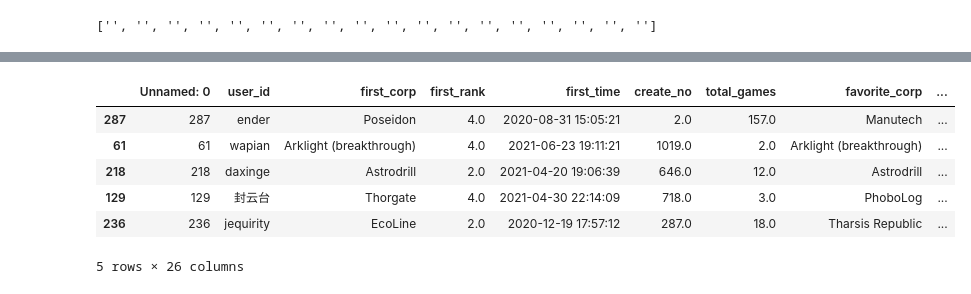
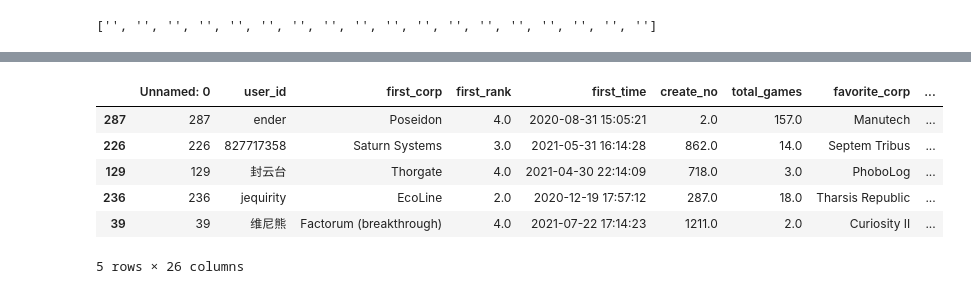
Before and after one commit to Ender-Wiggin2019/tfm-summary, a Jupyter notebook: tfm_data_summary.ipynb, the cells around one changed output, grey strips where cells are left out. Drawn from its saved outputs; the diff is of its cells as text; code cells hidden in the pictures.

```diff
--- a/tfm_data_summary.ipynb
+++ b/tfm_data_summary.ipynb
@@ -275,36 +275,36 @@ def bayesian_avarage(rank,times):
 # %%
 output_df = pd.read_csv("measure_summary.csv")
 # preprocessing
 output_df = output_df[output_df["user_id"].str.contains("tour-")==False]
 # play times
 output_df = output_df.sort_values(by="total_games",ascending=False)
 output_df['play_times_sort'] = range(1,len(output_df)+1)
 # gens
 output_df = output_df.sort_values(by="avg_gens",ascending=False)
 output_df['gens_sort'] = range(1,len(output_df)+1)
 # terraform
 output_df = output_df.sort_values(by="avg_gens")
 output_df['terra_sort'] = range(1,len(output_df)+1)
 # rank
-output_df["bayes_rank"] = output_df.apply(lambda x:(x["total_games"]*x["avg_rank"]+10*2.8)/(x["total_games"]+10),axis=1)
+output_df["bayes_rank"] = output_df.apply(lambda x:(x["total_games"]*x["avg_rank"]+1i*2.8)/(x["total_games"]+10),axis=1)
 output_df = output_df.sort_values(by="bayes_rank")
 output_df['rank_sort'] = range(1,len(output_df)+1)
 # analyze corp ranking TODO: group by corp,ignore 'breakthrough', then find the index with the maximum values
 output_df['baye_avg'] = output_df.apply(lambda x:(x["fa_corp_times"]*x["fa_corp_rank"]+5*2.5)/(x["fa_corp_times"]+5),axis=1)
 output_df['max_corp'] = output_df.groupby(["favorite_corp"],as_index=False)["baye_avg"].transform(min)
-output_df['max_corp'] = np.where(output_df["max_corp"]==output_df["baye_avg"] and output_df["baye_avg"] <= 2.5,1,0)
+output_df['max_corp'] = np.where((output_df["max_corp"]==output_df["baye_avg"]) & (output_df["baye_avg"] <= 2.5),1,0)
 # output_pivot = pd.pivot_table(output_df, index=[''])
 # output_df.sort_values(by="baye_avg").groupby(["favorite_corp"],as_index=False).transform(lambda x: x in range(1,len(output_df)+1))
 
 
 output_df = output_df.sort_values(by="max_corp",ascending=False)
 output_df.to_csv("measure_summary_sort.csv")
 output_df.head()
 # %% [output]
 |  | Unnamed: 0 | user_id | first_corp | first_rank | first_time | create_no | total_games | favorite_corp | ... |
 | 287 | 287 | ender | Poseidon | 4.0 | 2020-08-31 15:05:21 | 2.0 | 157.0 | Manutech | ... |
-| 61 | 61 | wapian | Arklight (breakthrough) | 4.0 | 2021-06-23 19:11:21 | 1019.0 | 2.0 | Arklight (breakthrough) | ... |
-| 218 | 218 | daxinge | Astrodrill | 2.0 | 2021-04-20 19:06:39 | 646.0 | 12.0 | Astrodrill | ... |
+| 226 | 226 | 827717358 | Saturn Systems | 3.0 | 2021-05-31 16:14:28 | 862.0 | 14.0 | Septem Tribus | ... |
 | 129 | 129 | 封云台 | Thorgate | 4.0 | 2021-04-30 22:14:09 | 718.0 | 3.0 | PhoboLog | ... |
 | 236 | 236 | jequirity | EcoLine | 2.0 | 2020-12-19 17:57:12 | 287.0 | 18.0 | Tharsis Republic | ... |
+| 39 | 39 | 维尼熊 | Factorum (breakthrough) | 4.0 | 2021-07-22 17:14:23 | 1211.0 | 2.0 | Curiosity II | ... |
 5 rows × 26 columns
```
Also changed, not shown: parts of 1 cell of this notebook, 3 other files.
